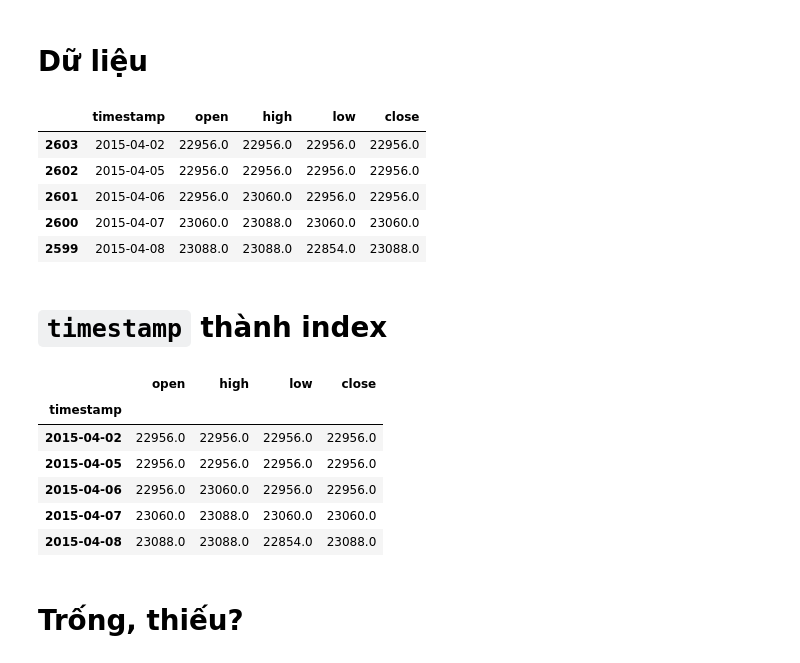
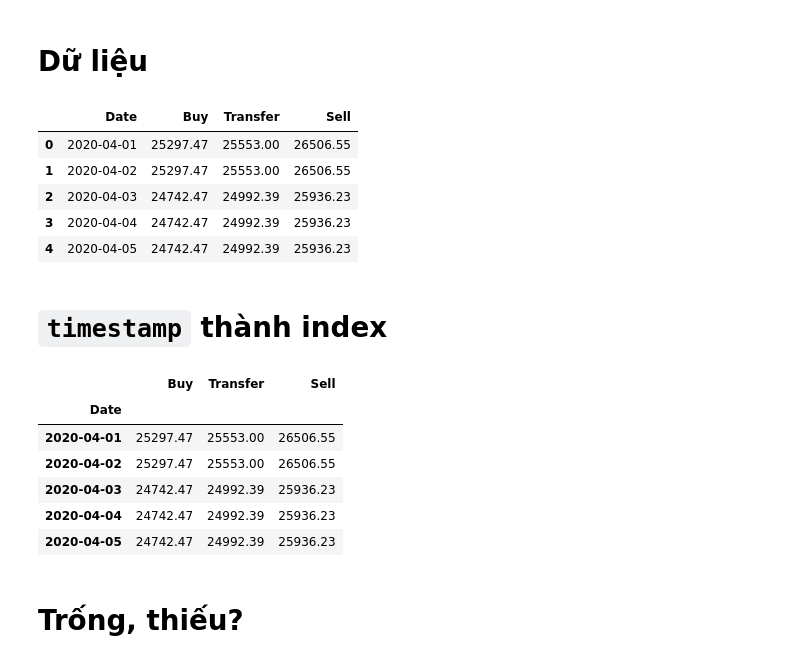
Before and after one commit to nggiang63/eur-vnd-exchange-rate, a Jupyter notebook: notebooks/eda_and_preprocessing.ipynb, the cells around one changed output. Saved outputs shown, nothing was run; the diff lists cells and outputs as text; code cells hidden in the pictures.

```diff
--- a/notebooks/eda_and_preprocessing.ipynb
+++ b/notebooks/eda_and_preprocessing.ipynb
@@ -9,31 +9,31 @@ from sklearn.preprocessing import MinMaxScaler
 # %% [markdown]
 # **Dữ liệu**
 # %%
-df = pd.read_csv("../data/raw/EUR_VND_Exchange_Rate.csv")[::-1]
+df = pd.read_csv("../data/raw/EUR_VND_Exchange_Rate.csv")
 df.head()
 # %% [output]
-|  | timestamp | open | high | low | close |
-| 2603 | 2015-04-02 | 22956.0 | 22956.0 | 22956.0 | 22956.0 |
-| 2602 | 2015-04-05 | 22956.0 | 22956.0 | 22956.0 | 22956.0 |
-| 2601 | 2015-04-06 | 22956.0 | 23060.0 | 22956.0 | 22956.0 |
-| 2600 | 2015-04-07 | 23060.0 | 23088.0 | 23060.0 | 23060.0 |
-| 2599 | 2015-04-08 | 23088.0 | 23088.0 | 22854.0 | 23088.0 |
+|  | Date | Buy | Transfer | Sell |
+| 0 | 2020-04-01 | 25297.47 | 25553.00 | 26506.55 |
+| 1 | 2020-04-02 | 25297.47 | 25553.00 | 26506.55 |
+| 2 | 2020-04-03 | 24742.47 | 24992.39 | 25936.23 |
+| 3 | 2020-04-04 | 24742.47 | 24992.39 | 25936.23 |
+| 4 | 2020-04-05 | 24742.47 | 24992.39 | 25936.23 |
 # %% [markdown]
 # **`timestamp` thành index**
 # %%
-df['timestamp'] = pd.to_datetime(df['timestamp'])
+df['Date'] = pd.to_datetime(df['Date'])
 
-df = df.set_index('timestamp')
+df = df.set_index('Date')
 
 df.head()
 # %% [output]
-|  | open | high | low | close |
-| timestamp |  |  |  |  |
-| 2015-04-02 | 22956.0 | 22956.0 | 22956.0 | 22956.0 |
-| 2015-04-05 | 22956.0 | 22956.0 | 22956.0 | 22956.0 |
-| 2015-04-06 | 22956.0 | 23060.0 | 22956.0 | 22956.0 |
-| 2015-04-07 | 23060.0 | 23088.0 | 23060.0 | 23060.0 |
-| 2015-04-08 | 23088.0 | 23088.0 | 22854.0 | 23088.0 |
+|  | Buy | Transfer | Sell |
+| Date |  |  |  |
+| 2020-04-01 | 25297.47 | 25553.00 | 26506.55 |
+| 2020-04-02 | 25297.47 | 25553.00 | 26506.55 |
+| 2020-04-03 | 24742.47 | 24992.39 | 25936.23 |
+| 2020-04-04 | 24742.47 | 24992.39 | 25936.23 |
+| 2020-04-05 | 24742.47 | 24992.39 | 25936.23 |
 # %% [markdown]
 # **Trống, thiếu?**
 # %% [markdown]
```
Also changed, not shown: parts of 15 cells of this notebook, 6 other files.
